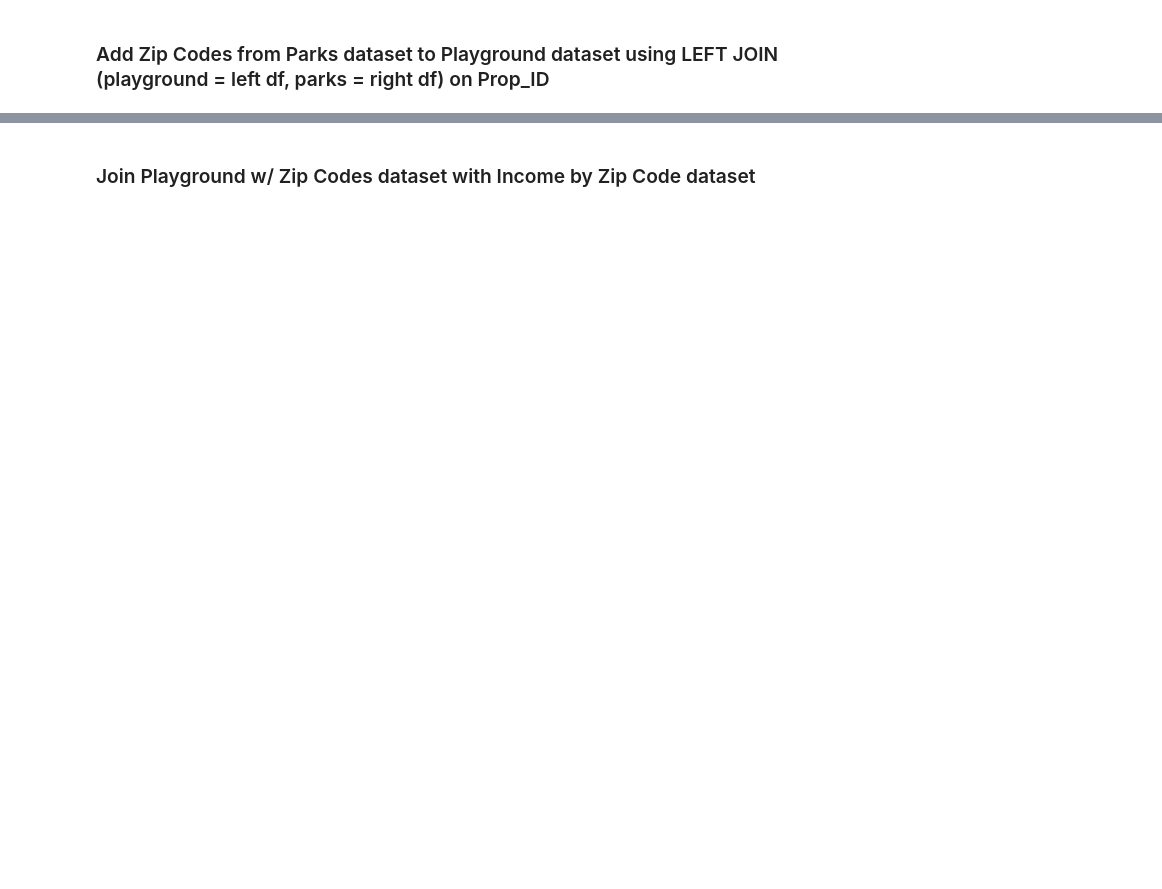
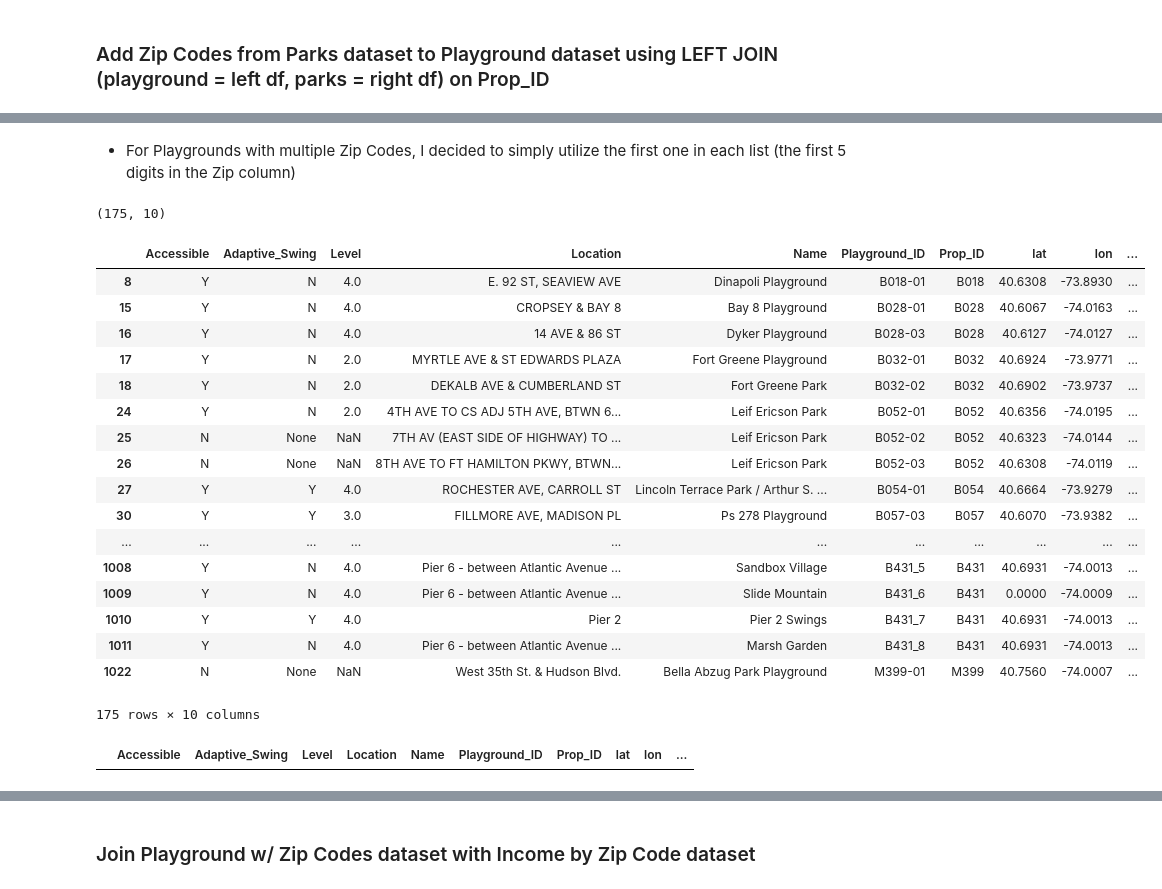
Before and after one commit to as6140/nyc_playgrounds_income, a Jupyter notebook: exploratory_data_analysis.ipynb, the cells around one changed output, grey strips where cells are left out. Drawn from its saved outputs; the diff is of its cells as text; code cells hidden in the pictures; blank space fills up the shorter version.

```diff
--- a/exploratory_data_analysis.ipynb
+++ b/exploratory_data_analysis.ipynb
@@ -392,0 +618,3 @@ playgrounds_zip_df.head(20)
+# %%
+#drop rows where Zip is null
+playgrounds_zip_df.dropna(subset=['Zip'],inplace=True)
@@ -392,0 +659,26 @@ playgrounds_zip_df.head(20)
+# %% [markdown]
+- For Playgrounds with multiple Zip Codes, I decided to simply utilize the first one in each list (the first 5 digits in the Zip column)
+# %%
+# Show dataframe and shape of dataframe where multiple Zips are given
+print(playgrounds_zip_df[(playgrounds_zip_df.Zip.str.len() > 5)].shape)
+playgrounds_zip_df[(playgrounds_zip_df.Zip.str.len() > 5)]
+# %% [output]
+(175, 10)
+|  | Accessible | Adaptive_Swing | Level | Location | Name | Playground_ID | Prop_ID | lat | lon | ... |
+| 8 | Y | N | 4.0 | E. 92 ST, SEAVIEW AVE | Dinapoli Playground | B018-01 | B018 | 40.6308 | -73.8930 | ... |
+| 15 | Y | N | 4.0 | CROPSEY & BAY 8 | Bay 8 Playground | B028-01 | B028 | 40.6067 | -74.0163 | ... |
+| 16 | Y | N | 4.0 | 14 AVE & 86 ST | Dyker Playground | B028-03 | B028 | 40.6127 | -74.0127 | ... |
+| 17 | Y | N | 2.0 | MYRTLE AVE & ST EDWARDS PLAZA | Fort Greene Playground | B032-01 | B032 | 40.6924 | -73.9771 | ... |
+| 18 | Y | N | 2.0 | DEKALB AVE & CUMBERLAND ST | Fort Greene Park | B032-02 | B032 | 40.6902 | -73.9737 | ... |
+| 24 | Y | N | 2.0 | 4TH AVE TO CS ADJ 5TH AVE, BTWN 6... | Leif Ericson Park | B052-01 | B052 | 40.6356 | -74.0195 | ... |
+| 25 | N | None | NaN | 7TH AV (EAST SIDE OF HIGHWAY) TO ... | Leif Ericson Park | B052-02 | B052 | 40.6323 | -74.0144 | ... |
+| 26 | N | None | NaN | 8TH AVE TO FT HAMILTON PKWY, BTWN... | Leif Ericson Park | B052-03 | B052 | 40.6308 | -74.0119 | ... |
+| 27 | Y | Y | 4.0 | ROCHESTER AVE, CARROLL ST | Lincoln Terrace Park / Arthur S. ... | B054-01 | B054 | 40.6664 | -73.9279 | ... |
+| 30 | Y | Y | 3.0 | FILLMORE AVE, MADISON PL | Ps 278 Playground | B057-03 | B057 | 40.6070 | -73.9382 | ... |
+| ... | ... | ... | ... | ... | ... | ... | ... | ... | ... | ... |
+| 1008 | Y | N | 4.0 | Pier 6 - between Atlantic Avenue ... | Sandbox Village | B431_5 | B431 | 40.6931 | -74.0013 | ... |
+| 1009 | Y | N | 4.0 | Pier 6 - between Atlantic Avenue ... | Slide Mountain | B431_6 | B431 | 0.0000 | -74.0009 | ... |
+| 1010 | Y | Y | 4.0 | Pier 2 | Pier 2 Swings | B431_7 | B431 | 40.6931 | -74.0013 | ... |
+| 1011 | Y | N | 4.0 | Pier 6 - between Atlantic Avenue ... | Marsh Garden | B431_8 | B431 | 40.6931 | -74.0013 | ... |
+| 1022 | N | None | NaN | West 35th St. & Hudson Blvd. | Bella Abzug Park Playground | M399-01 | M399 | 40.7560 | -74.0007 | ... |
+175 rows × 10 columns
@@ -392,0 +688,4 @@ playgrounds_zip_df.head(20)
+# %%
+playgrounds_zip_df[(playgrounds_zip_df.Zip.str.len() > 5)]
+# %% [output]
+|  | Accessible | Adaptive_Swing | Level | Location | Name | Playground_ID | Prop_ID | lat | lon | ... |
```
Also changed, not shown: parts of 41 cells of this notebook.
